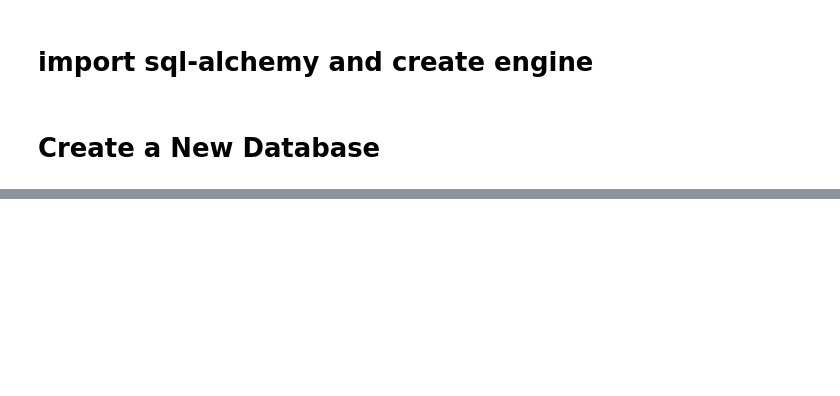
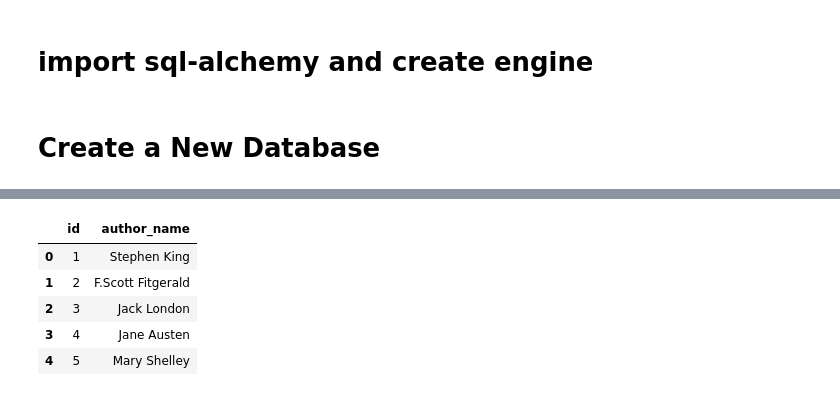
Before and after one commit to youngjin1106/book, a Jupyter notebook: book_code.ipynb, the cells around one changed output, grey strips where cells are left out. Saved outputs shown, nothing was run; the diff lists cells and outputs as text; code cells hidden in the pictures; blank space fills up the shorter version.

```diff
--- a/book_code.ipynb
+++ b/book_code.ipynb
@@ -34,0 +55,10 @@ OperationalError: (pymysql.err.OperationalError) (1045, "Access denied for user
+# %%
+authors_df = pd.read_csv('data/authors.csv')
+authors_df.head()
+# %% [output]
+|  | id | author_name |
+| 0 | 1 | Stephen King |
+| 1 | 2 | F.Scott Fitgerald |
+| 2 | 3 | Jack London |
+| 3 | 4 | Jane Austen |
+| 4 | 5 | Mary Shelley |
```
Also changed, not shown: parts of 11 cells of this notebook.
